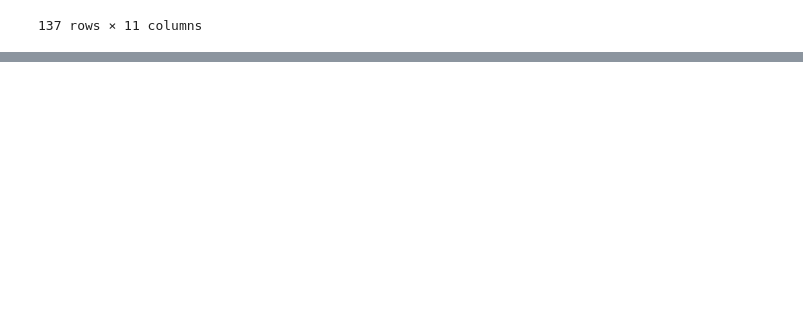
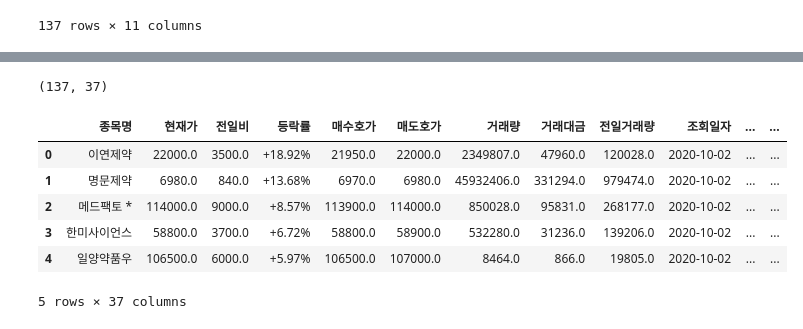
Before and after one commit to corazzon/web_scraping, a Jupyter notebook: 네이버증권/naver_finance_health_care.ipynb, the cells around one changed output, grey strips where cells are left out. Saved outputs shown, nothing was run; the diff lists cells and outputs as text; code cells hidden in the pictures; blank space fills up the shorter version.

```diff
--- a/네이버증권/naver_finance_health_care.ipynb
+++ b/네이버증권/naver_finance_health_care.ipynb
@@ -107,0 +164,15 @@ df
+# %%
+import time
+def get_item_info(item_code):
+    item_url = f"https://finance.naver.com/item/main.nhn?code={item_code}"
+    tables = pd.read_html(item_url, encoding="cp949")
+    # 컬럼의 수가 2인 테이블만 따로 list로 생성
+    item_info = []
+    for table in tables:
+        if table.shape[1] == 2:
+            item_info.append(table)
+    df_item = pd.concat(item_info)
+    df_item = df_item.set_index(0).T
+    df_item["종목코드"] = item_code
+    time.sleep(0.5)
+    return df_item
@@ -107,0 +196,14 @@ df
+# %%
+df_info.shape
+# %% [output]
+(137, 37)
+# %%
+df_info.head()
+# %% [output]
+|  | 종목명 | 현재가 | 전일비 | 등락률 | 매수호가 | 매도호가 | 거래량 | 거래대금 | 전일거래량 | 조회일자 | ... | ... |
+| 0 | 이연제약 | 22000.0 | 3500.0 | +18.92% | 21950.0 | 22000.0 | 2349807.0 | 47960.0 | 120028.0 | 2020-10-02 | ... | ... |
+| 1 | 명문제약 | 6980.0 | 840.0 | +13.68% | 6970.0 | 6980.0 | 45932406.0 | 331294.0 | 979474.0 | 2020-10-02 | ... | ... |
+| 2 | 메드팩토 * | 114000.0 | 9000.0 | +8.57% | 113900.0 | 114000.0 | 850028.0 | 95831.0 | 268177.0 | 2020-10-02 | ... | ... |
+| 3 | 한미사이언스 | 58800.0 | 3700.0 | +6.72% | 58800.0 | 58900.0 | 532280.0 | 31236.0 | 139206.0 | 2020-10-02 | ... | ... |
+| 4 | 일양약품우 | 106500.0 | 6000.0 | +5.97% | 106500.0 | 107000.0 | 8464.0 | 866.0 | 19805.0 | 2020-10-02 | ... | ... |
+5 rows × 37 columns
```
Also changed, not shown: parts of 17 cells of this notebook.
